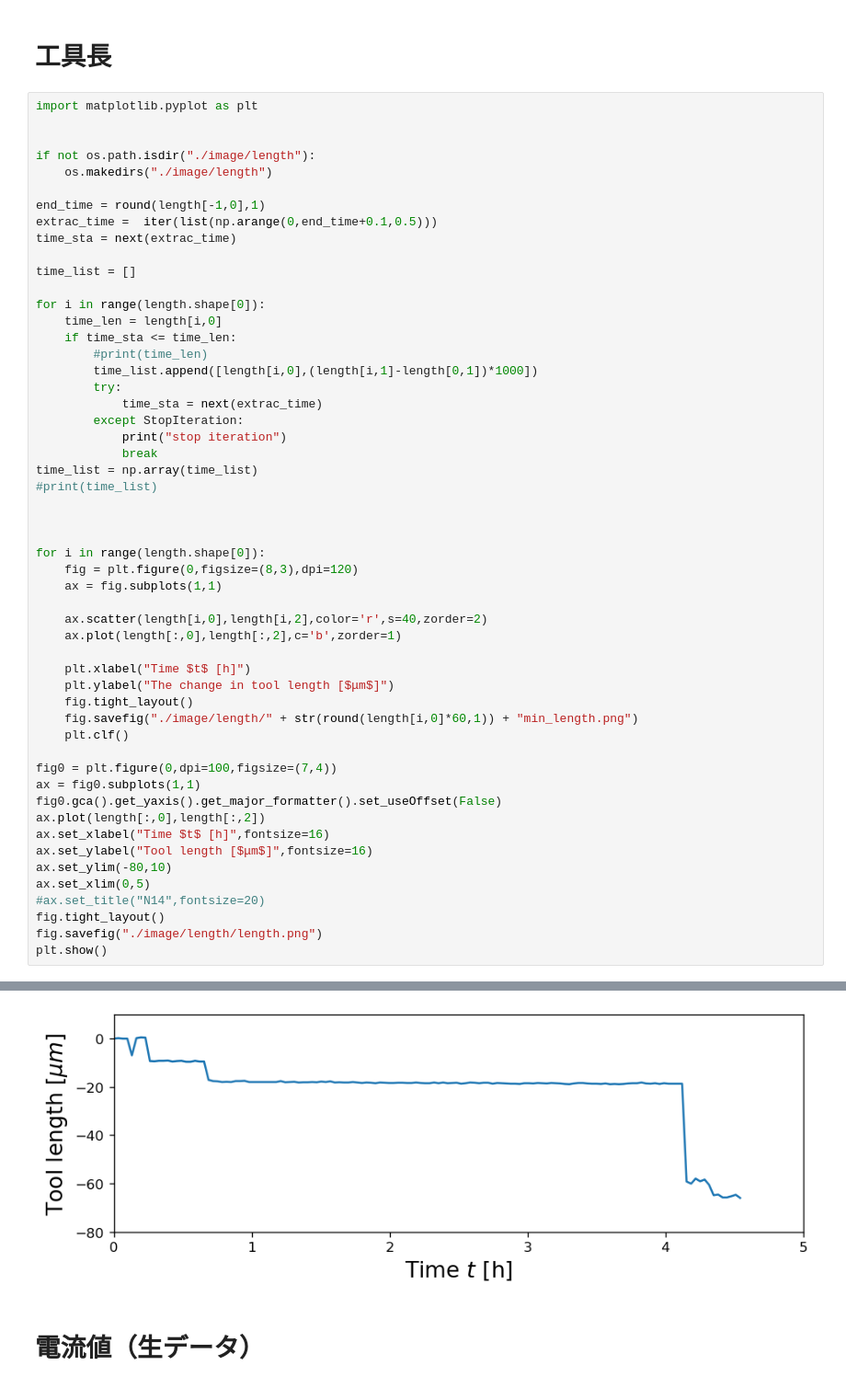
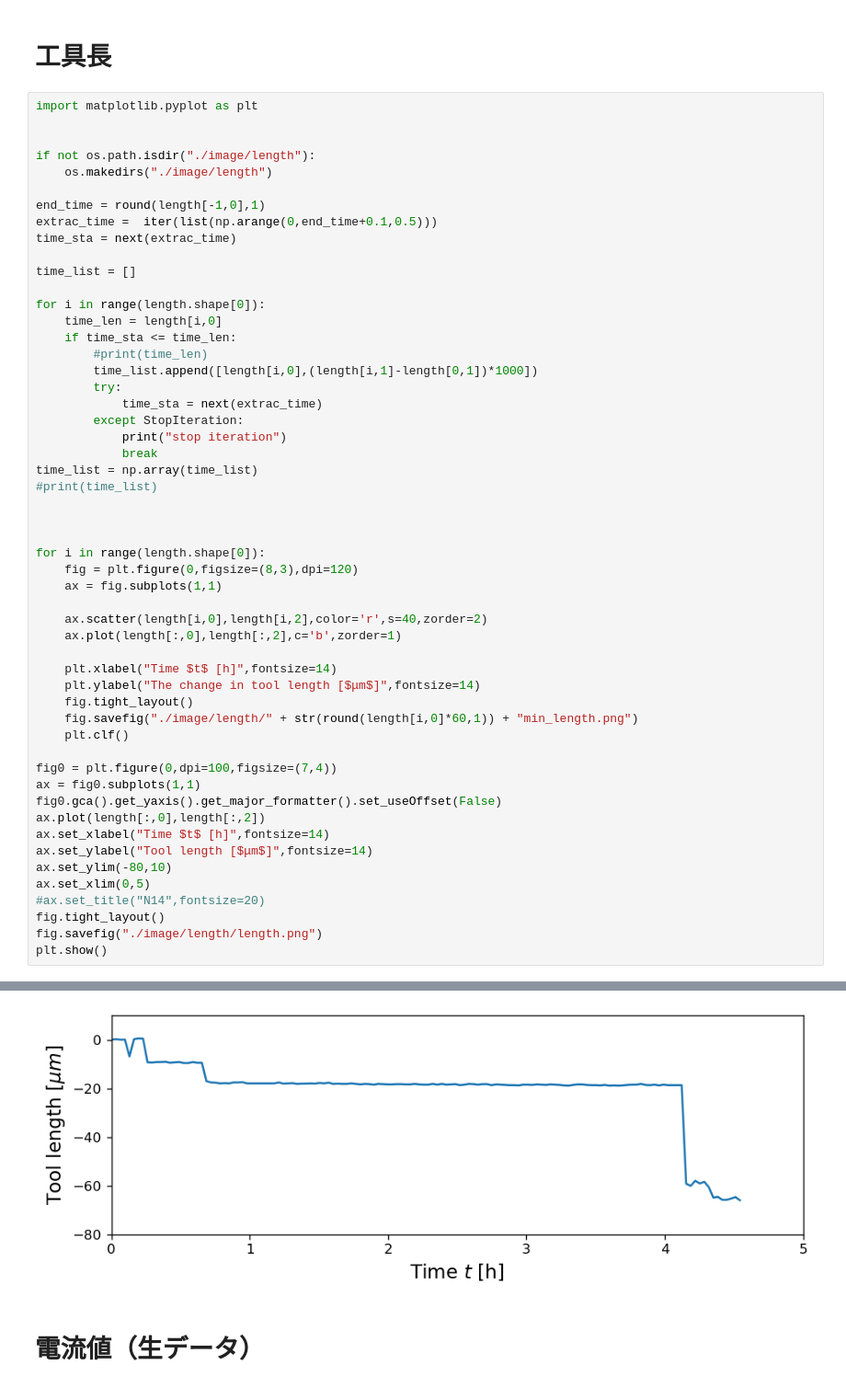
Before and after one commit to Naka-Yuhi/matome, a Jupyter notebook: cur_len.ipynb, the cells around one changed output, grey strips where cells are left out. Shown at 92% size. Drawn from its saved outputs; the diff is of its cells as text.

```diff
--- a/cur_len.ipynb
+++ b/cur_len.ipynb
@@ -50,38 +50,38 @@ for i in range(length.shape[0]):
             print("stop iteration")
             break
 time_list = np.array(time_list)
 #print(time_list)
 
 
 
 for i in range(length.shape[0]):
     fig = plt.figure(0,figsize=(8,3),dpi=120)
     ax = fig.subplots(1,1)
 
     ax.scatter(length[i,0],length[i,2],color='r',s=40,zorder=2)
     ax.plot(length[:,0],length[:,2],c='b',zorder=1)
 
-    plt.xlabel("Time $t$ [h]")
-    plt.ylabel("The change in tool length [$μm$]")
+    plt.xlabel("Time $t$ [h]",fontsize=14)
+    plt.ylabel("The change in tool length [$μm$]",fontsize=14)
     fig.tight_layout()
     fig.savefig("./image/length/" + str(round(length[i,0]*60,1)) + "min_length.png")
     plt.clf()
 
 fig0 = plt.figure(0,dpi=100,figsize=(7,4))
 ax = fig0.subplots(1,1)
 fig0.gca().get_yaxis().get_major_formatter().set_useOffset(False)
 ax.plot(length[:,0],length[:,2])
-ax.set_xlabel("Time $t$ [h]",fontsize=16)
-ax.set_ylabel("Tool length [$μm$]",fontsize=16)
+ax.set_xlabel("Time $t$ [h]",fontsize=14)
+ax.set_ylabel("Tool length [$μm$]",fontsize=14)
 ax.set_ylim(-80,10)
 ax.set_xlim(0,5)
 #ax.set_title("N14",fontsize=20)
 fig.tight_layout()
 fig.savefig("./image/length/length.png")
 plt.show()
 # %% [output]
 stop iteration
-[figure, old version]
+[figure, new version]
 # %% [markdown]
 # 電流値（生データ）
 # %%
```
Also changed, not shown: parts of 1 cell of this notebook, 2 other files.
